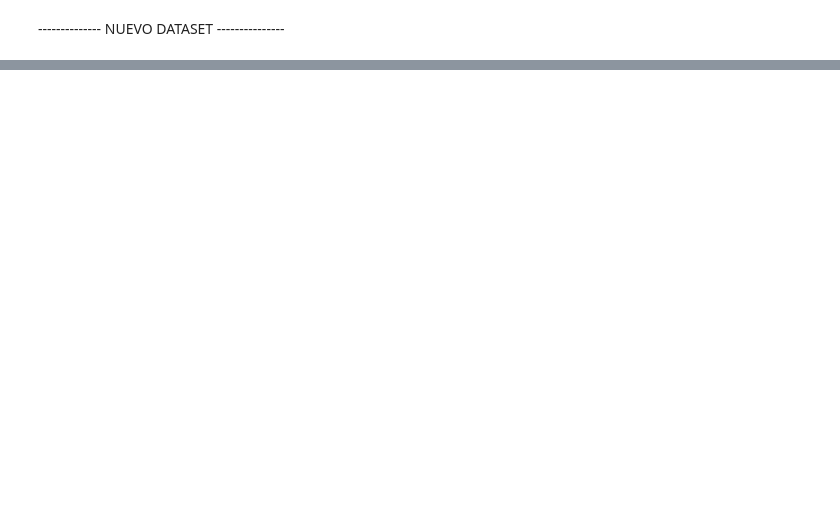
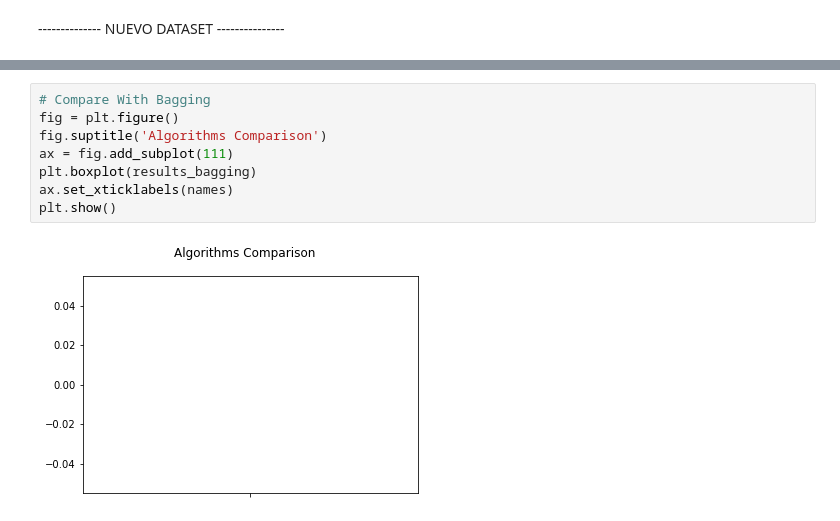
Before and after one commit to Rofkey/TFM_Bagging_Model, a Jupyter notebook: delaLlave_Ruben_Bagging.ipynb, the cells around one changed output, grey strips where cells are left out. Drawn from its saved outputs; the diff is of its cells as text; blank space fills up the shorter version.

```diff
--- a/delaLlave_Ruben_Bagging.ipynb
+++ b/delaLlave_Ruben_Bagging.ipynb
@@ -724,0 +691,10 @@ weighted avg       0.78      0.76      0.66      1000
+# %%
+# Compare With Bagging
+fig = plt.figure()
+fig.suptitle('Algorithms Comparison')
+ax = fig.add_subplot(111)
+plt.boxplot(results_bagging)
+ax.set_xticklabels(names)
+plt.show()
+# %% [output]
+[figure, added]
```
Also changed, not shown: parts of 12 cells of this notebook.
